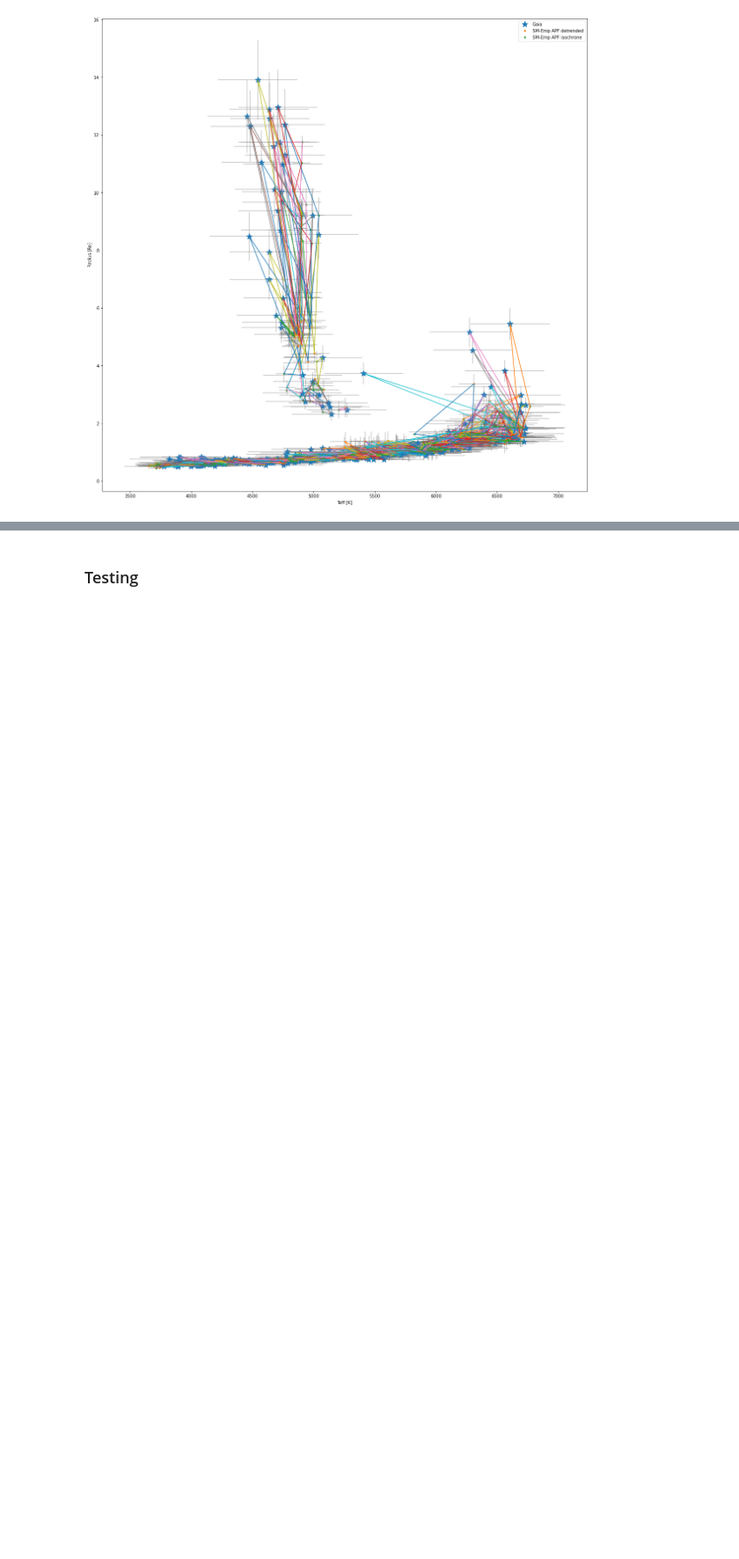
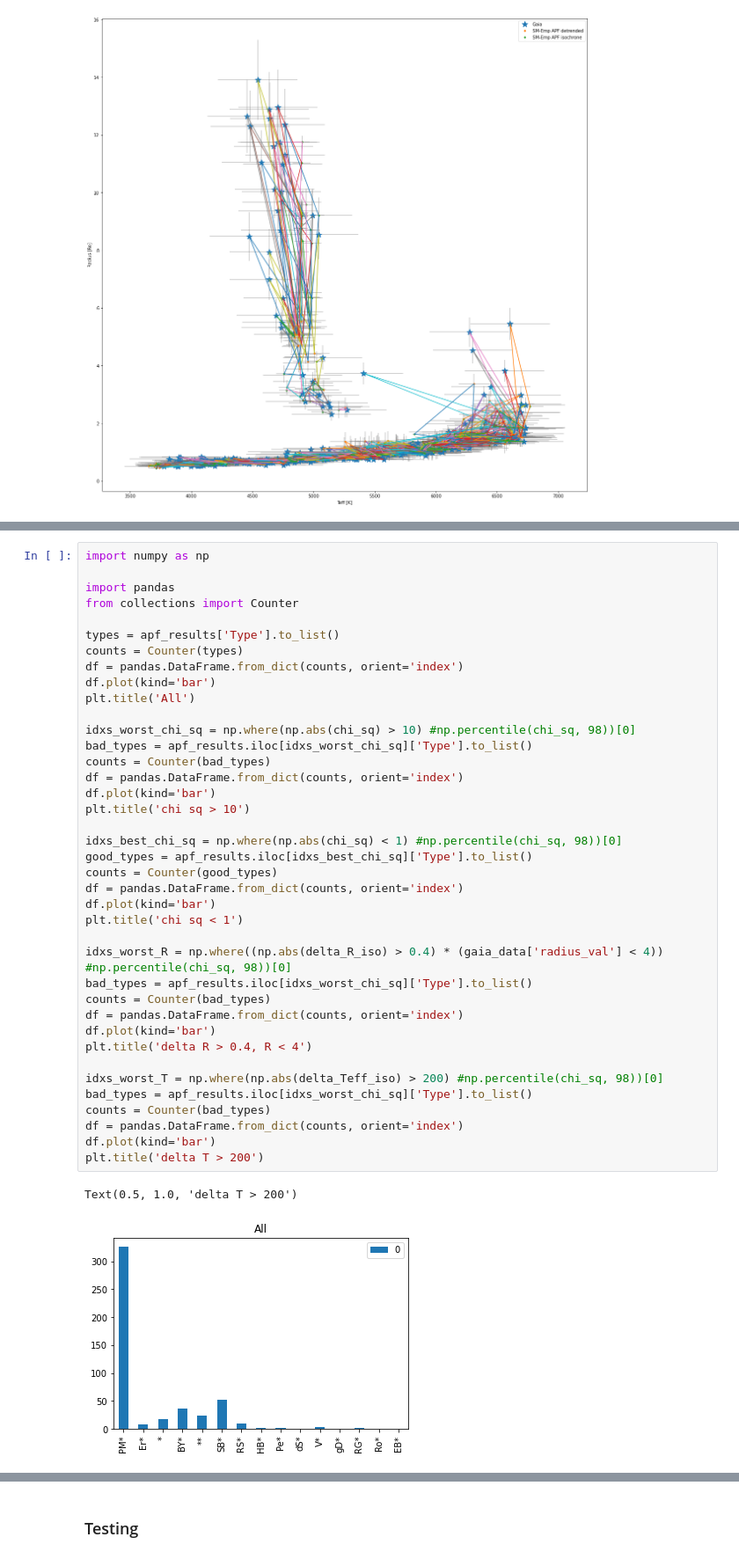
Before and after one commit to howardisaacson/APF-BL-DAP, a Jupyter notebook: Anna/analysis_scripts/SM_iso_gaia_compare.ipynb, the cells around one changed output, grey strips where cells are left out. Shown: that part at 88% size. Cells and saved outputs as stored; diff of their text form; blank space fills up the shorter version.

```diff
--- a/Anna/analysis_scripts/SM_iso_gaia_compare.ipynb
+++ b/Anna/analysis_scripts/SM_iso_gaia_compare.ipynb
@@ -277,0 +673,42 @@ plt.ylabel('Gaia - derived Teff value [K]')
+# %%
+import numpy as np
+
+import pandas
+from collections import Counter
+
+types = apf_results['Type'].to_list()
+counts = Counter(types)
+df = pandas.DataFrame.from_dict(counts, orient='index')
+df.plot(kind='bar')
+plt.title('All')
+
+idxs_worst_chi_sq = np.where(np.abs(chi_sq) > 10) #np.percentile(chi_sq, 98))[0]
+bad_types = apf_results.iloc[idxs_worst_chi_sq]['Type'].to_list()
+counts = Counter(bad_types)
+df = pandas.DataFrame.from_dict(counts, orient='index')
+df.plot(kind='bar')
+plt.title('chi sq > 10')
+
+idxs_best_chi_sq = np.where(np.abs(chi_sq) < 1) #np.percentile(chi_sq, 98))[0]
+good_types = apf_results.iloc[idxs_best_chi_sq]['Type'].to_list()
+counts = Counter(good_types)
+df = pandas.DataFrame.from_dict(counts, orient='index')
+df.plot(kind='bar')
+plt.title('chi sq < 1')
+
+idxs_worst_R = np.where((np.abs(delta_R_iso) > 0.4) * (gaia_data['radius_val'] < 4)) #np.percentile(chi_sq, 98))[0]
+bad_types = apf_results.iloc[idxs_worst_chi_sq]['Type'].to_list()
+counts = Counter(bad_types)
+df = pandas.DataFrame.from_dict(counts, orient='index')
+df.plot(kind='bar')
+plt.title('delta R > 0.4, R < 4')
+
+idxs_worst_T = np.where(np.abs(delta_Teff_iso) > 200) #np.percentile(chi_sq, 98))[0]
+bad_types = apf_results.iloc[idxs_worst_chi_sq]['Type'].to_list()
+counts = Counter(bad_types)
+df = pandas.DataFrame.from_dict(counts, orient='index')
+df.plot(kind='bar')
+plt.title('delta T > 200')
+# %% [output]
+Text(0.5, 1.0, 'delta T > 200')
+[figure, added]
```
Also changed, not shown: parts of 30 cells of this notebook, 21 other files.
